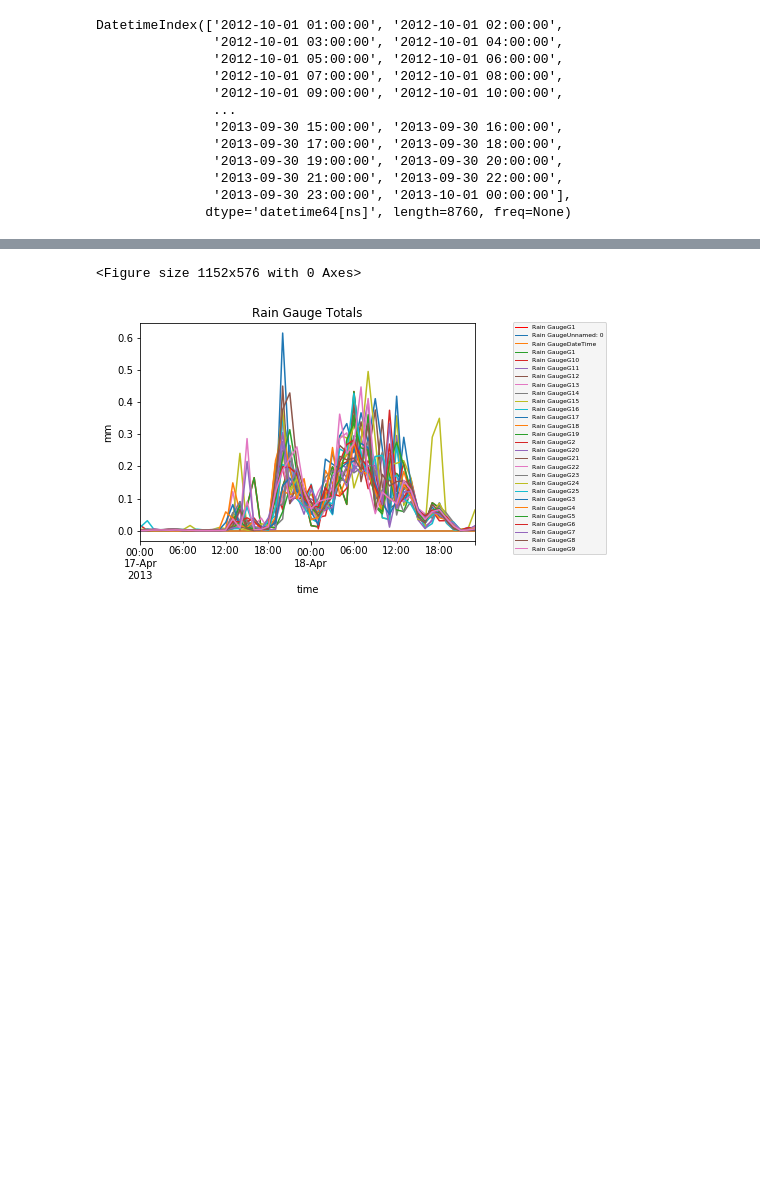
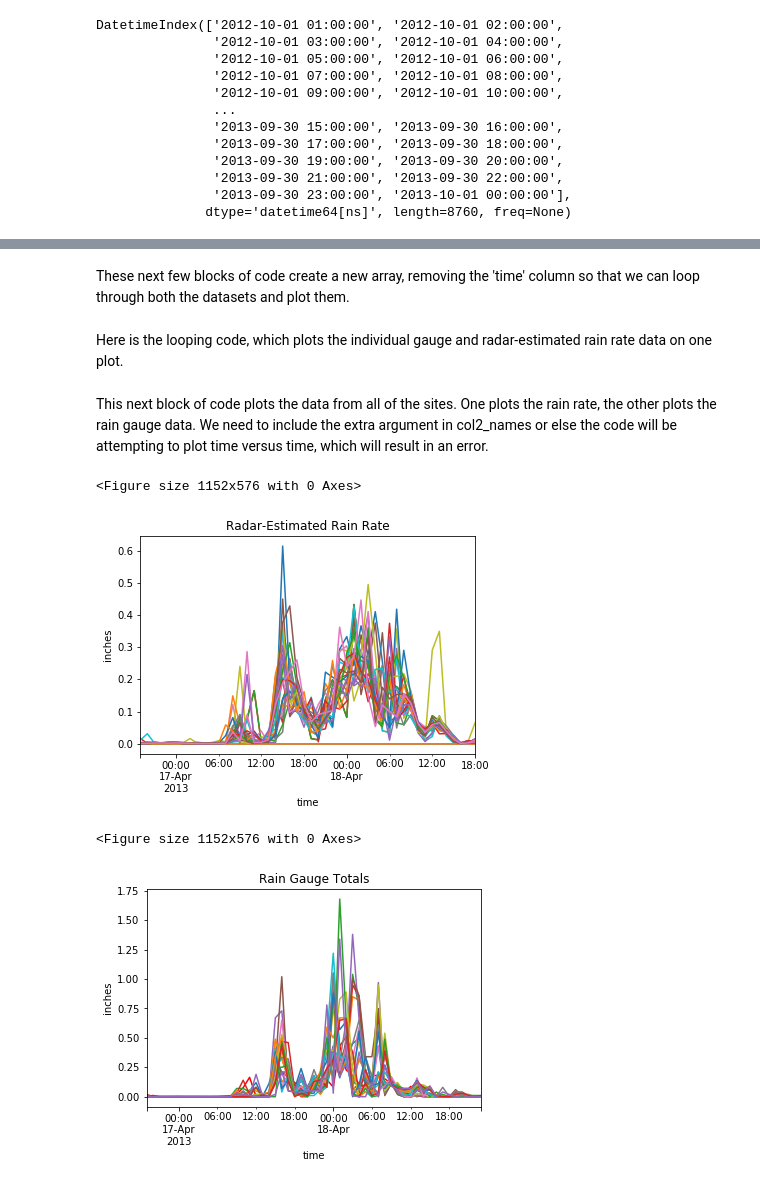
Before and after one commit to saveur-project/precipitation-gradients, a Jupyter notebook: radar-workflow/Gauge_V_Radar.ipynb, the cells around one changed output, grey strips where cells are left out. Saved outputs shown, nothing was run; the diff lists cells and outputs as text; code cells hidden in the pictures; blank space fills up the shorter version.

```diff
--- a/radar-workflow/Gauge_V_Radar.ipynb
+++ b/radar-workflow/Gauge_V_Radar.ipynb
@@ -178,20 +122,2 @@ hp_new.plot(x='time', y="G10", label="Gauge" + " G10", color='red', ax=ax1 )
-# %%
-col_names = list(df_mean.columns.values)
-
-fig = plt.figure(figsize=(16, 8))
-ax = df_new.plot(x='time', y="G1", label="Rain Gauge" + "G1", color='red')
-for i in col_names:
-    df_new.plot(x='time', y=i, label="Rain Gauge" + i, ax=ax)
-legend = plt.legend(bbox_to_anchor=(1.4, 1.017), prop={'size': 6})
-legend.get_frame().set_facecolor('#f2f2f2')
-for legobj in legend.legendHandles:
-    legobj.set_linewidth(1.0)
-plt.ylabel("mm")
-plt.title("Rain Gauge Totals")
-plt.show()
-
-# fig= plt.figure(figsize=(8,8))
-# ax1=
-# %% [output]
-<Figure size 1152x576 with 0 Axes>
-[figure, removed]
+# %% [markdown]
+These next few blocks of code create a new array, removing the 'time' column so that we can loop through both the datasets and plot them.
@@ -197,0 +127,49 @@ plt.show()
+# %%
+common = np.intersect1d(col1_names, col2_names)
+# %%
+index = np.argwhere(common=='time')
+# %%
+col = np.delete(common, index)
+# %% [markdown]
+Here is the looping code, which plots the individual gauge and radar-estimated rain rate data on one plot.
+# %%
+for i in col:
+    fig = plt.figure(figsize=(16, 8))
+    ax1 = fig.add_subplot(111)
+    df_new.plot(x='time', y=i, label="Radar " + i, color='blue', ax=ax1, legend=True)
+    hp_new.plot(x='time', y=i, label="Gauge " + i, color='red', ax=ax1, legend=True)
+    plt.ylabel("inches")
+    plt.title("Rain Gauge Totals Versus Rainfall-Estimated Rain Rate")
+#    plt.savefig( '/home/amedendorp/Desktop/SAVUER/RadarVGauge/' + i)
+#    plt.show()
+    plt.close()
+# %% [markdown]
+This next block of code plots  the data from all of the sites. One plots the rain rate, the other plots the rain gauge data. We need to include the extra argument in col2_names or else the code will be attempting to plot time versus time, which will result in an error.
+# %%
+col_names = list(df_mean.columns.values)
+col2_names = list(hp_new.columns.drop('time'))
+
+fig = plt.figure(figsize=(16, 8))
+ax = df_new.plot(x='time', y="G1", color='red')
+for i in col_names:
+    df_new.plot(x='time', y=i, ax=ax)
+ax.get_legend().remove()
+plt.ylabel("inches")
+plt.title("Radar-Estimated Rain Rate")
+#plt.savefig('/home/amedendorp/Desktop/SAVUER/RadarVGauge/Radar-Estimated_Rain_Rate', bbox_inches='tight')
+
+fig2 = plt.figure(figsize=(16, 8))
+ax = df_new.plot(x='time', y="G1", color='red')
+for i in col2_names:
+    hp_new.plot(x='time', y=i, ax=ax)
+ax.get_legend().remove()
+plt.ylabel("inches")
+plt.title("Rain Gauge Totals")
+#plt.savefig('/home/amedendorp/Desktop/SAVUER/RadarVGauge/Rain_gauge_Totals', bbox_inches='tight')
+
+plt.show()
+# %% [output]
+<Figure size 1152x576 with 0 Axes>
+[figure, added]
+<Figure size 1152x576 with 0 Axes>
+[figure, added]
```
Also changed, not shown: parts of 27 cells of this notebook.
